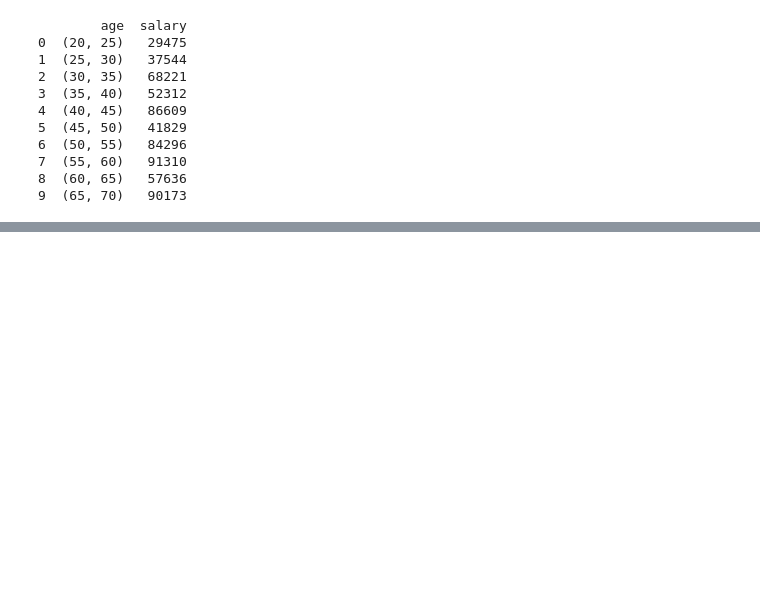
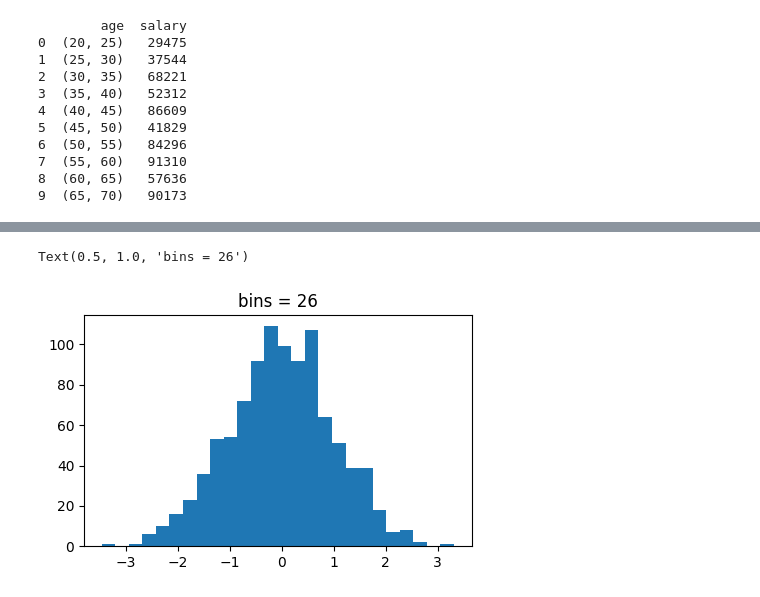
Before and after one commit to AnujaNamboodiri/Statistics, a Jupyter notebook: measures_of_central_tendency.ipynb, the cells around one changed output, grey strips where cells are left out. Cells and saved outputs as stored; diff of their text form; code cells hidden in the pictures; blank space fills up the shorter version.

```diff
--- a/measures_of_central_tendency.ipynb
+++ b/measures_of_central_tendency.ipynb
@@ -99,0 +159,15 @@ print(grouped_data)
+# %%
+np.random.seed(11)                              # get the same random numbers always
+norm_dist = pd.Series(np.random.randn(1000))    # get a random normal distribution
+q1 = norm_dist.quantile(0.25)
+q3 = norm_dist.quantile(0.75)
+iqr = q3-q1
+bin_width = (2*iqr)/(len(norm_dist)**(1/3))
+bin_count = int(np.ceil((norm_dist.max() - norm_dist.min())/(bin_width)))
+
+fig = plt.figure(figsize = (5,3))
+plt.hist(x=norm_dist, bins=bin_count)
+plt.title(f'bins = {bin_count}')
+# %% [output]
+Text(0.5, 1.0, 'bins = 26')
+[figure, added]
```
Also changed, not shown: parts of 8 cells of this notebook.
